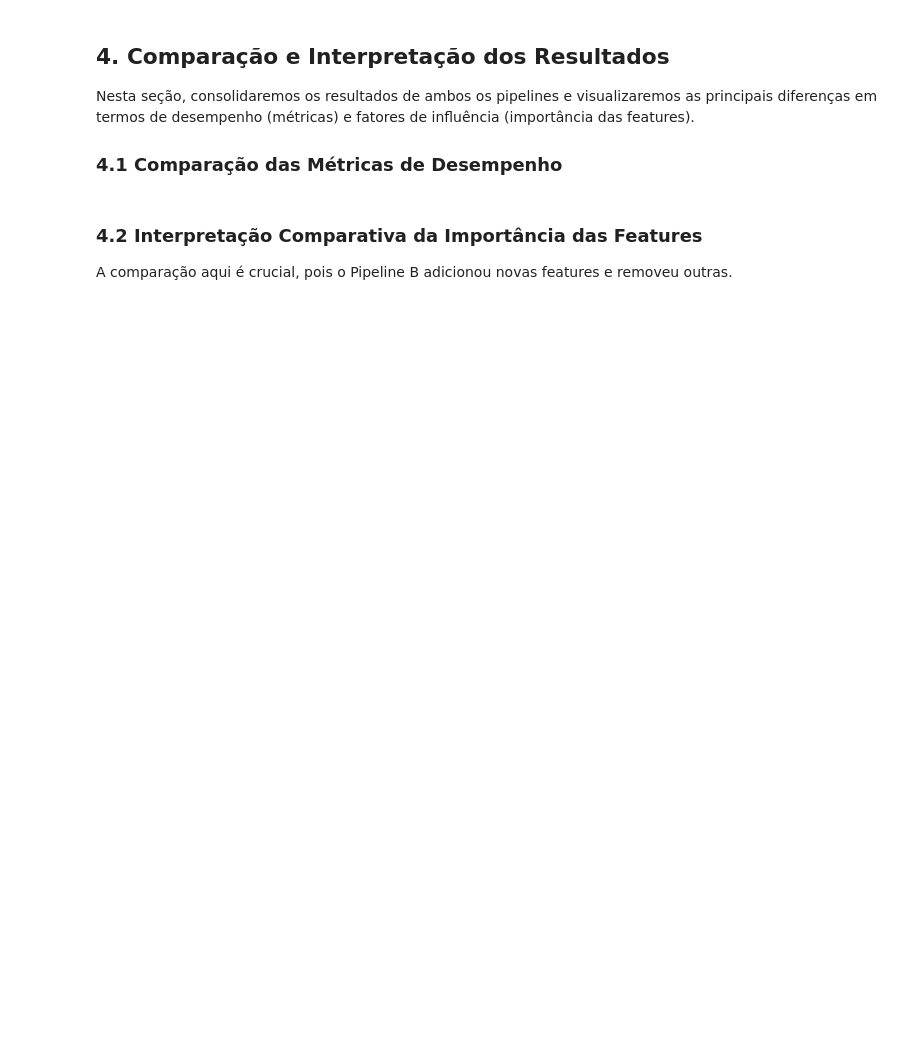
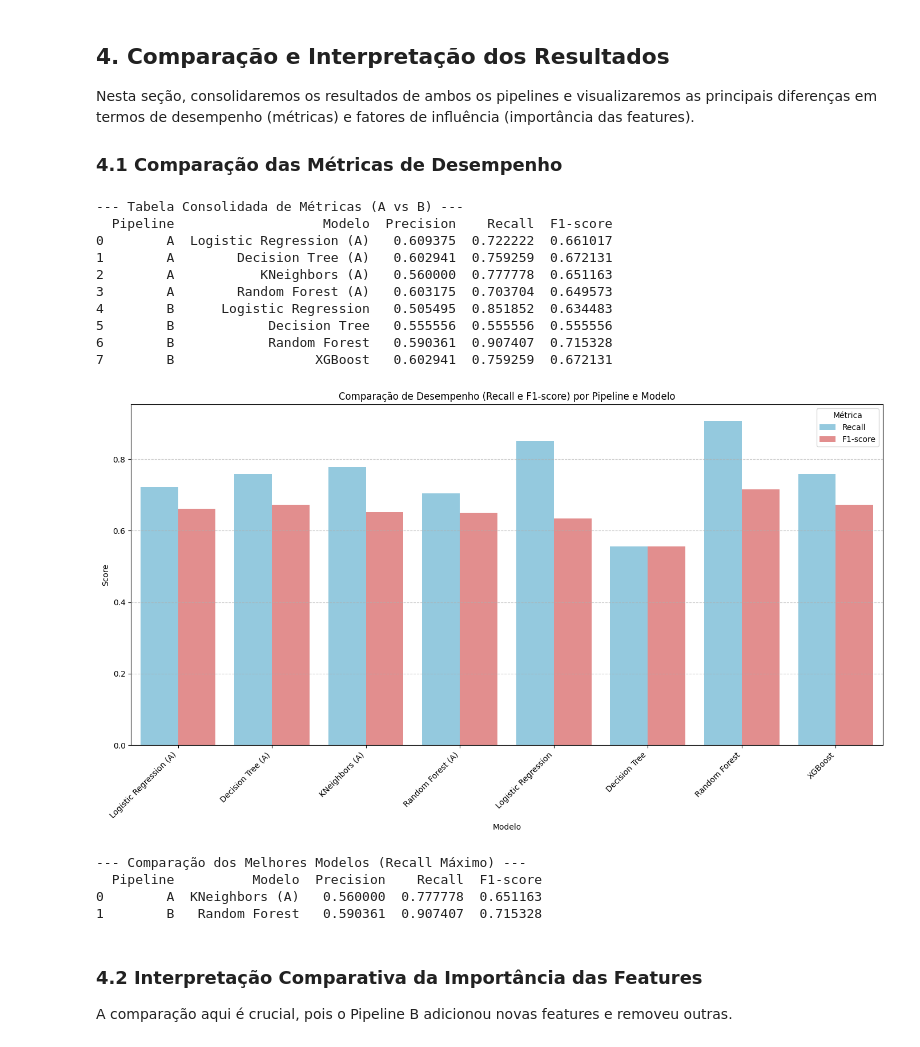
Before and after one commit to vagnerbarbosa/tech-challenge-fase-1, a Jupyter notebook: Diabetes_Analysis.ipynb, the cells around one changed output. Cells and saved outputs as stored; diff of their text form; code cells hidden in the pictures; blank space fills up the shorter version.

```diff
--- a/Diabetes_Analysis.ipynb
+++ b/Diabetes_Analysis.ipynb
@@ -353,35 +510,57 @@ Nesta seção, consolidaremos os resultados de ambos os pipelines e visualizarem
 # %%
 # Célula 4.1: Comparação Consolidada de Métricas
 
 # 1. Consolidação
 resultados_consolidados = pd.concat([resultados_A, resultados_B], ignore_index=True)
 print("--- Tabela Consolidada de Métricas (A vs B) ---")
 print(resultados_consolidados)
 
 # 2. Gráfico de Barras Comparativo (Recall e F1-score)
 df_plot = resultados_consolidados.melt(id_vars=['Pipeline', 'Modelo'],
                                        value_vars=['Recall', 'F1-score'],
                                        var_name='Métrica',
                                        value_name='Score')
 
 plt.figure(figsize=(14, 8))
 sns.barplot(x='Modelo', y='Score', hue='Métrica', data=df_plot,
             palette={'Recall': 'skyblue', 'F1-score': 'lightcoral'})
 plt.title('Comparação de Desempenho (Recall e F1-score) por Pipeline e Modelo')
 plt.xticks(rotation=45, ha='right')
 plt.legend(title='Métrica')
 plt.grid(axis='y', linestyle='--', alpha=0.7)
 plt.tight_layout()
 plt.show()
 
 # 3. Comparação Direta dos Melhores Modelos
-melhor_A = resultados_A.loc[resultados_A['Modelo'] == melhor_modelo_A.fit_name] # Ajuste para obter o nome correto
-melhor_B = resultados_B.loc[resultados_B['Modelo'] == melhor_modelo_B.fit_name]
+# Get the name of the best model from Pipeline A based on max recall
+melhor_modelo_A_name = resultados_A.loc[resultados_A['Recall'].idxmax()]['Modelo']
+melhor_A = resultados_A.loc[resultados_A['Modelo'] == melhor_modelo_A_name]
+
+# Get the name of the best model from Pipeline B based on max recall
+melhor_modelo_B_name = resultados_B.loc[resultados_B['Recall'].idxmax()]['Modelo']
+melhor_B = resultados_B.loc[resultados_B['Modelo'] == melhor_modelo_B_name]
+
 
 df_melhores = pd.concat([melhor_A, melhor_B], ignore_index=True)
 
 print("\n--- Comparação dos Melhores Modelos (Recall Máximo) ---")
 print(df_melhores[['Pipeline', 'Modelo', 'Precision', 'Recall', 'F1-score']])
+# %% [output]
+--- Tabela Consolidada de Métricas (A vs B) ---
+  Pipeline                   Modelo  Precision    Recall  F1-score
+0        A  Logistic Regression (A)   0.609375  0.722222  0.661017
+1        A        Decision Tree (A)   0.602941  0.759259  0.672131
+2        A           KNeighbors (A)   0.560000  0.777778  0.651163
+3        A        Random Forest (A)   0.603175  0.703704  0.649573
+4        B      Logistic Regression   0.505495  0.851852  0.634483
+5        B            Decision Tree   0.555556  0.555556  0.555556
+6        B            Random Forest   0.590361  0.907407  0.715328
+7        B                  XGBoost   0.602941  0.759259  0.672131
+[figure, added]
+--- Comparação dos Melhores Modelos (Recall Máximo) ---
+  Pipeline          Modelo  Precision    Recall  F1-score
+0        A  KNeighbors (A)   0.560000  0.777778  0.651163
+1        B   Random Forest   0.590361  0.907407  0.715328
 # %% [markdown]
 ### 4.2 Interpretação Comparativa da Importância das Features
 A comparação aqui é crucial, pois o Pipeline B adicionou novas features e removeu outras.
```
Also changed, not shown: parts of 7 cells of this notebook.
